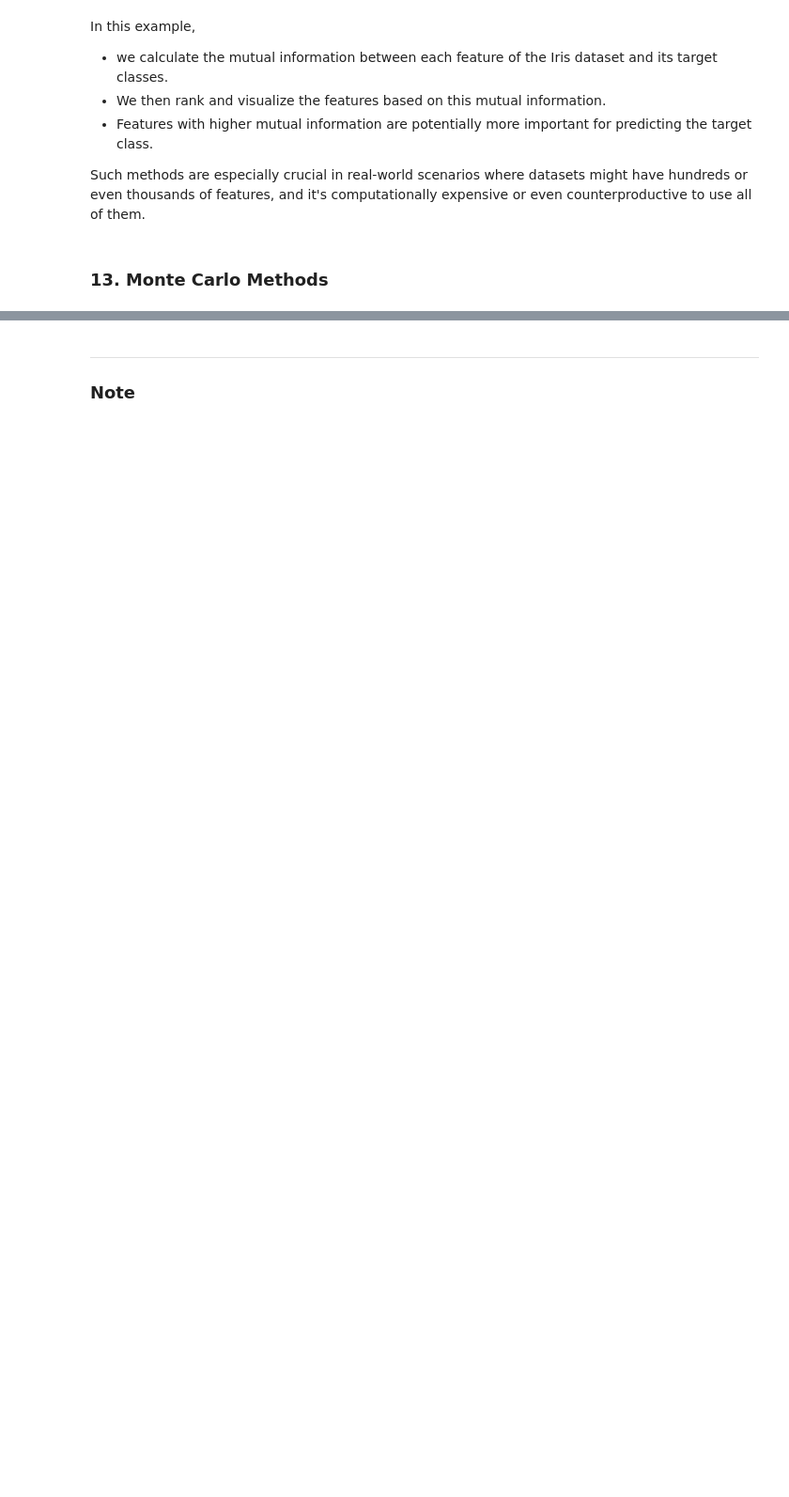
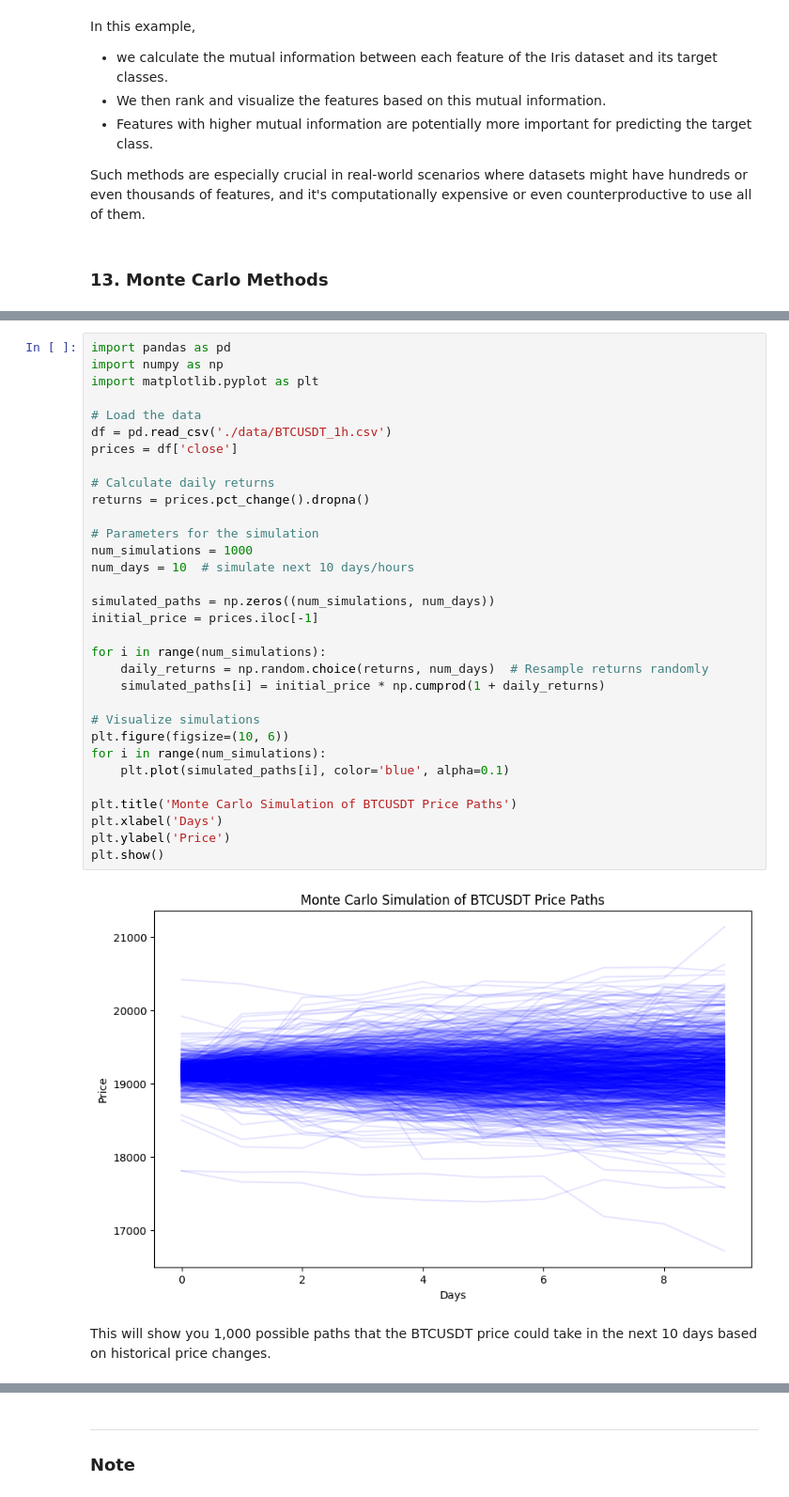
Before and after one commit to natapone/learning_ai_by_coding, a Jupyter notebook: 1-3_probability.ipynb, the cells around one changed output, grey strips where cells are left out. Shown at 94% size. Drawn from its saved outputs; the diff is of its cells as text; blank space fills up the shorter version.

Commit message:
Mente Carlo

```diff
--- a/1-3_probability.ipynb
+++ b/1-3_probability.ipynb
@@ -2642,0 +2663,36 @@ Such methods are especially crucial in real-world scenarios where datasets might
+# %%
+import pandas as pd
+import numpy as np
+import matplotlib.pyplot as plt
+
+# Load the data
+df = pd.read_csv('./data/BTCUSDT_1h.csv')
+prices = df['close']
+
+# Calculate daily returns
+returns = prices.pct_change().dropna()
+
+# Parameters for the simulation
+num_simulations = 1000
+num_days = 10  # simulate next 10 days/hours
+
+simulated_paths = np.zeros((num_simulations, num_days))
+initial_price = prices.iloc[-1]
+
+for i in range(num_simulations):
+    daily_returns = np.random.choice(returns, num_days)  # Resample returns randomly
+    simulated_paths[i] = initial_price * np.cumprod(1 + daily_returns)
+
+# Visualize simulations
+plt.figure(figsize=(10, 6))
+for i in range(num_simulations):
+    plt.plot(simulated_paths[i], color='blue', alpha=0.1)
+
+plt.title('Monte Carlo Simulation of BTCUSDT Price Paths')
+plt.xlabel('Days')
+plt.ylabel('Price')
+plt.show()
+# %% [output]
+[figure, added]
+# %% [markdown]
+This will show you 1,000 possible paths that the BTCUSDT price could take in the next 10 days based on historical price changes.
```
Also changed, not shown: parts of 9 cells of this notebook.
